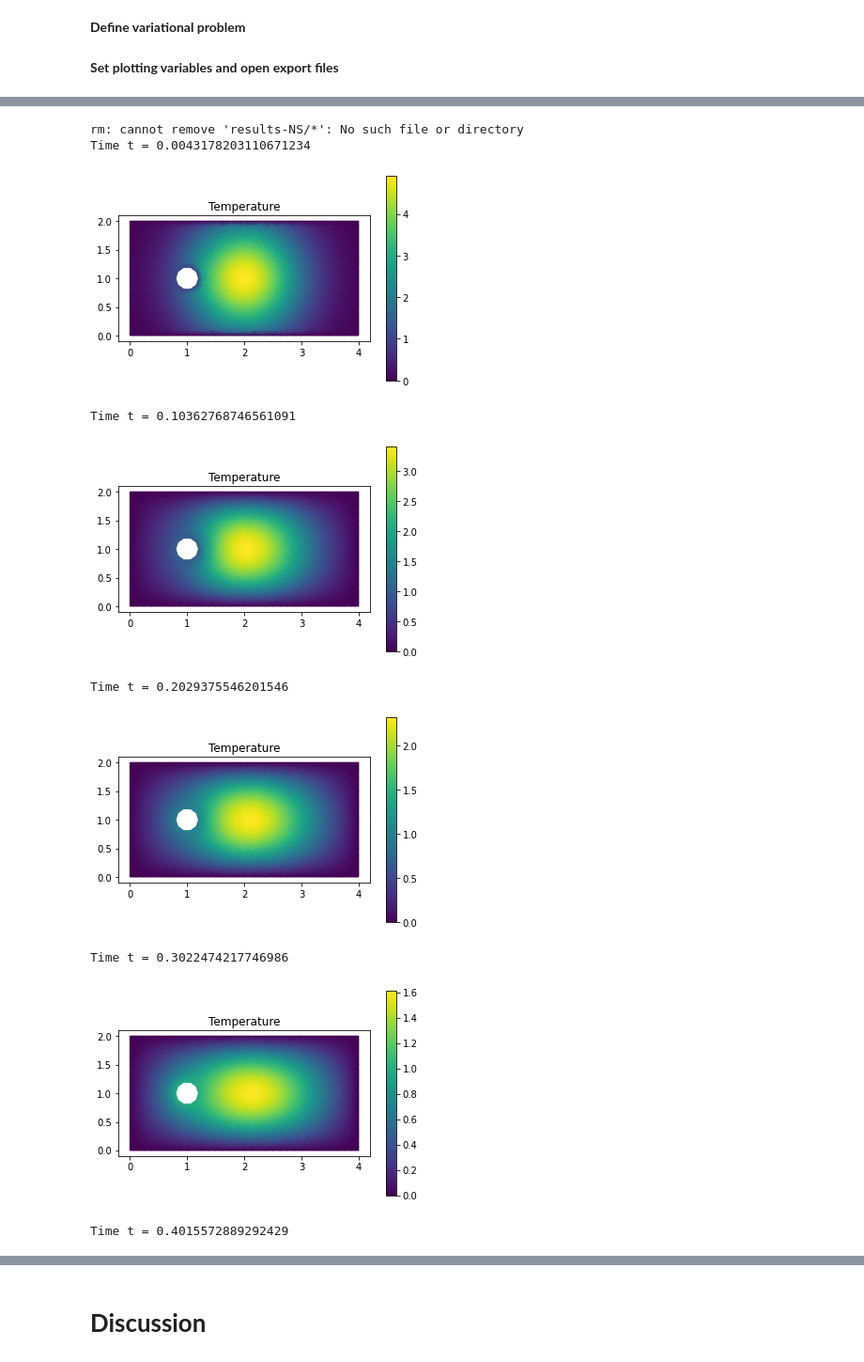
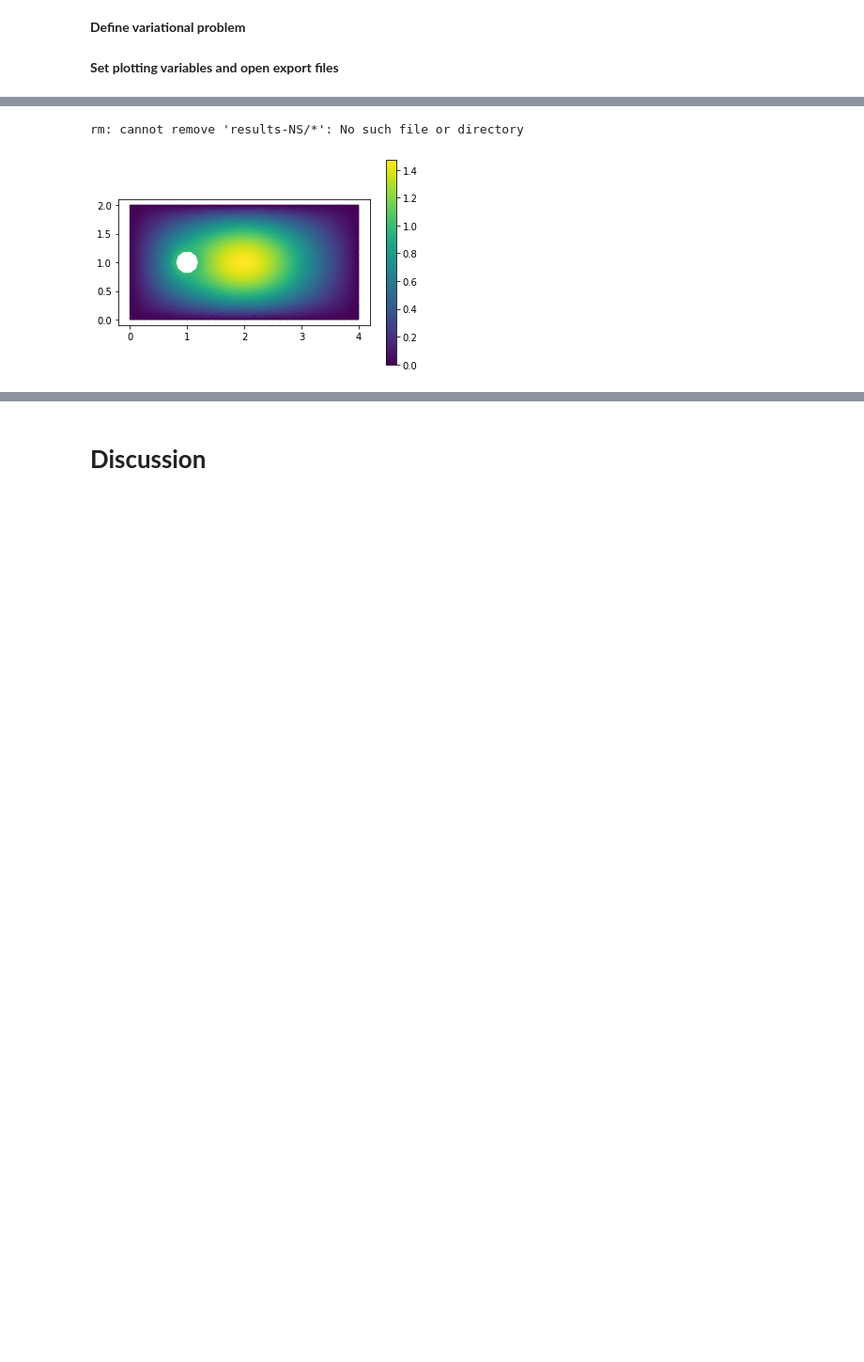
Before and after one commit to johanhoffman/DD2363_VT21, a Jupyter notebook: template-report-Poisson.ipynb, the cells around one changed output, grey strips where cells are left out. Shown at 94% size. Saved outputs shown, nothing was run; the diff lists cells and outputs as text; code cells hidden in the pictures; blank space fills up the shorter version.

```diff
--- a/template-report-Poisson.ipynb
+++ b/template-report-Poisson.ipynb
@@ -191,9 +191,6 @@ ds = Measure('ds', domain=mesh, subdomain_data=boundaries)
 # %%
-# Set heat diffusivity
-alpha = 1.0
-
-f = Expression('a*exp(-((x[0]-xf)*(x[0]-xf)+(x[1]-yf)*(x[1]-yf))/b)', element = V.ufl_element(), xf=2.0, yf=1.0, a=0.0, b=1.0)
-g = Expression('a*exp(-((x[0]-xf)*(x[0]-xf)+(x[1]-yf)*(x[1]-yf))/b)', element = V.ufl_element(), xf=2.0, yf=1.0, a=5.0, b=1.0)
+# Set source term
+f = Expression('a*exp(-((x[0]-xf)*(x[0]-xf)+(x[1]-yf)*(x[1]-yf))/b)', element = V.ufl_element(), xf=2.0, yf=1.0, a=5.0, b=1.0)
 # %% [markdown]
 **Define method parameters**
 # %%
@@ -211,16 +202,8 @@ dt = mesh.hmin()*mesh.hmin()
 # %% [markdown]
 **Define variational problem**
 # %%
-# Define variational problem
-
-# Stabilization parameters
-h = CellDiameter(mesh);
-
-# Mean solution for trapozoidal time stepping
-um = 0.5*(u + u0)
-
 # Variational equation on residual form
-R = inner((u - u0)/dt, v)*dx + alpha*inner(grad(um), grad(v))*dx - f*v*dx
+R = inner(grad(u), grad(v))*dx - f*v*dx
 au = lhs(R)
 Lu = rhs(R)
 # %% [markdown]
@@ -241,54 +216,26 @@ start_sample_time = 1.0
 # %%
 !rm results-NS/*
 
-# Time stepping
-T = 1
-t = dt
-while t < T + DOLFIN_EPS:
+# Assemble matrix and vector
+A = assemble(au)
+b = assemble(Lu)
 
-    #s = 'Time t = ' + repr(t)
-    #print(s)
+# Compute solution
+[bc.apply(A, b) for bc in bcu]
+[bc.apply(u1.vector()) for bc in bcu]
+solve(A, u1.vector(), b, "bicgstab", "default")
 
-    # Assemble matrix and vector
-    A = assemble(au)
-    b = assemble(Lu)
+# Save solution to file
+file_u << u1
 
-    # Compute solution
-    [bc.apply(A, b) for bc in bcu]
-    [bc.apply(u1.vector()) for bc in bcu]
-    solve(A, u1.vector(), b, "bicgstab", "default")
-
-    if t > plot_time:
-
-        s = 'Time t = ' + repr(t)
-        print(s)
-
-        # Save solution to file
-        file_u << u1
-
-        # Plot solution
-        plt.figure()
-        p = plot(u1, title="Temperature", mode='color')
-        plt.colorbar(p)
-
-        plot_time += T/plot_freq
-
-        plt.show()
-
-    # Update time step
-    u0.assign(u1)
-    t += dt
+# Plot solution
+plt.figure()
+p = plot(u1, mode='color')
+plt.colorbar(p)
+plt.show()
 
 #!tar -czvf results-Heat.tar.gz results-Heat
 #files.download('results-Heat.tar.gz')
 # %% [output]
 rm: cannot remove 'results-NS/*': No such file or directory
-Time t = 0.0043178203110671234
-[figure, old version]
+[figure, new version]
-Time t = 0.10362768746561091
-[figure, removed]
-Time t = 0.2029375546201546
-[figure, removed]
-Time t = 0.3022474217746986
-[figure, removed]
-Time t = 0.4015572889292429
```
Also changed, not shown: parts of 10 cells of this notebook.
